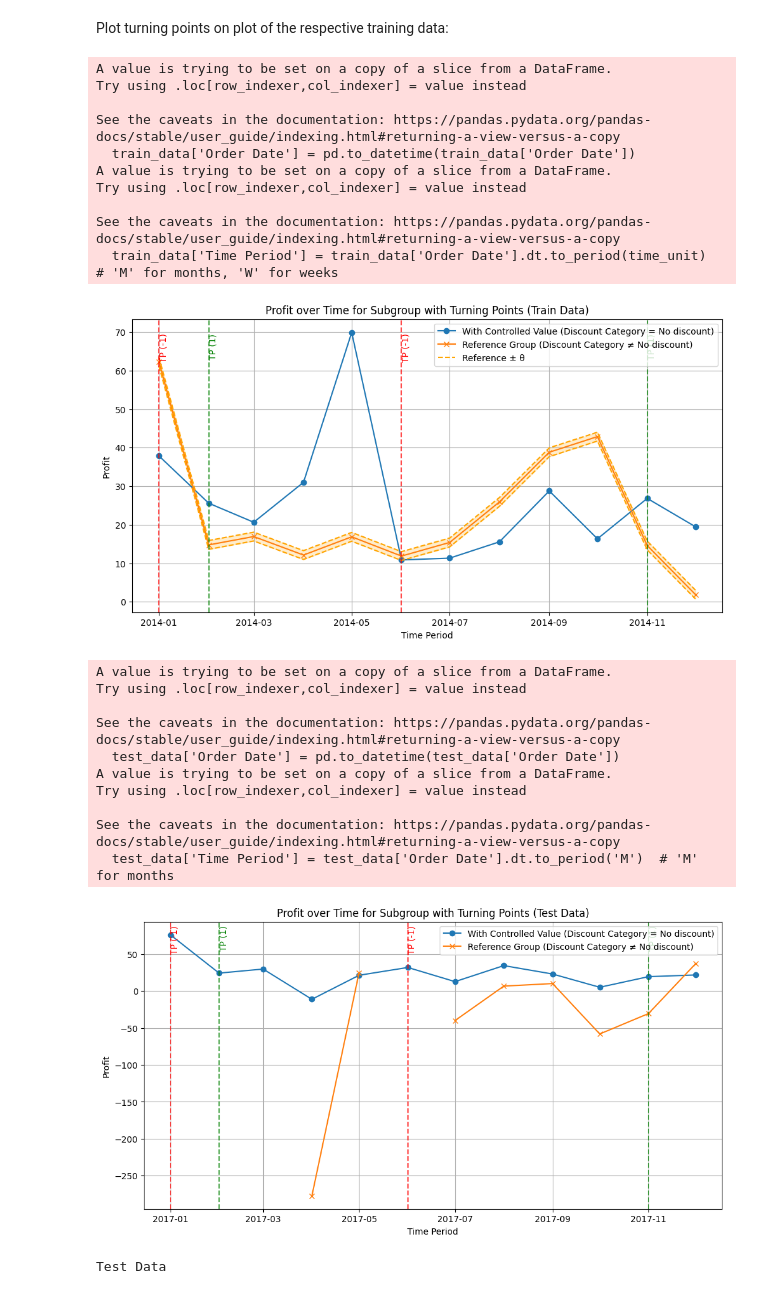
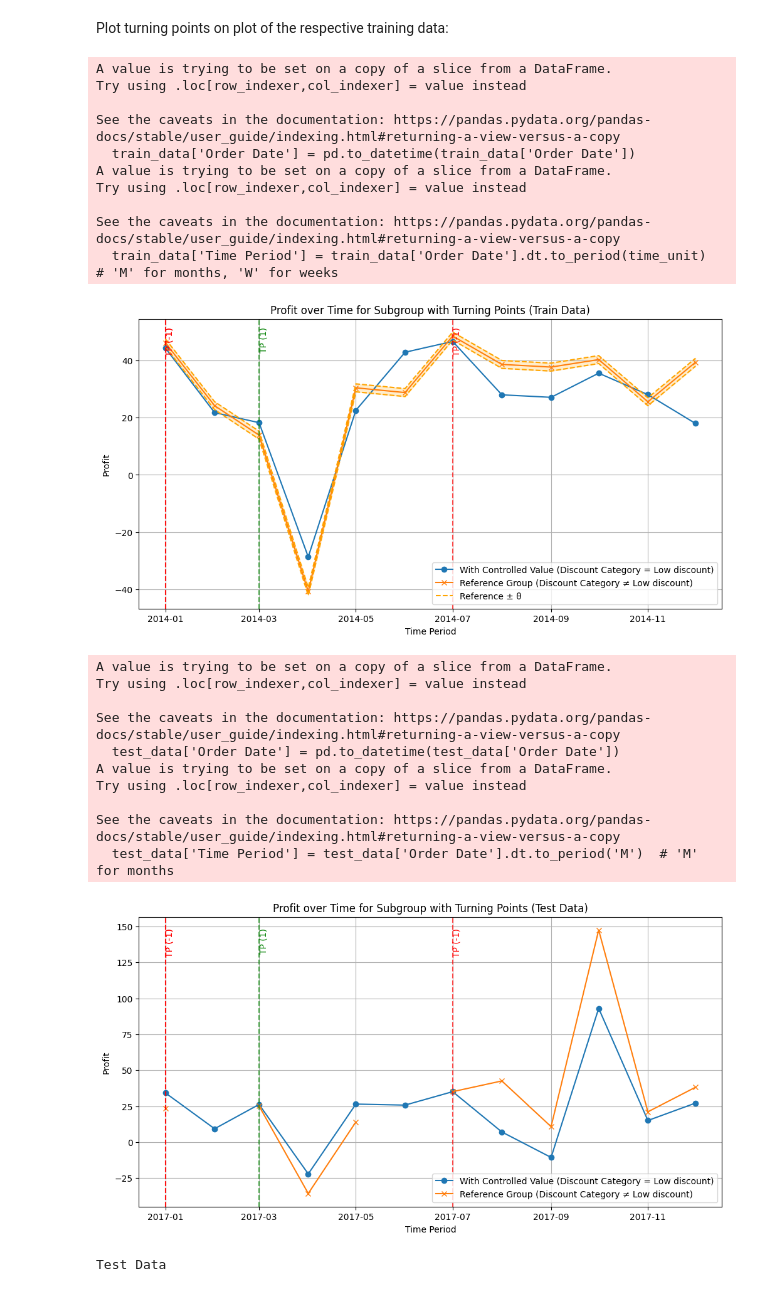
Before and after one commit to mauritzvanlingen/RTiDM-groep-2, a Jupyter notebook: subgroup_discovery.ipynb, the cells around one changed output. Drawn from its saved outputs; the diff is of its cells as text; code cells hidden in the pictures.

```diff
--- a/subgroup_discovery.ipynb
+++ b/subgroup_discovery.ipynb
@@ -562,7 +562,7 @@ train_data['Time Period'] = train_data['Order Date'].dt.to_period(time_unit)  #
 complete_time_index_train = pd.period_range(start=train_data['Time Period'].min(), end=train_data['Time Period'].max(), freq=time_unit)
 
 # Extract the desired subgroup from the sorted DataFrame
-first_row = filtered_subgroups.iloc[5]  # Adjust the index as needed
+first_row = filtered_subgroups.iloc[8]  # Adjust the index as needed
 attributes = first_row['Attributes']
 A_S_t = first_row['Discount Category']  # The controlled variable value
 controllable_attributes = 'Discount Category'  # The controllable attribute
@@ -674,34 +674,34 @@ for tp in turning_points:
     index, value = tp  # index in indicator_values
     time_period = complete_time_index_test[index].to_timestamp()
     # Choose color based on the turning point value
     if value == 1:
         color = 'green'  # Positive turning point
     elif value == -1:
         color = 'red'    # Negative turning point
     else:
         color = 'grey'   # Neutral
     plt.axvline(x=time_period, color=color, linestyle='--', alpha=0.7)
     # Optionally, annotate the turning point
     plt.text(time_period, plt.ylim()[1]*0.95, f'TP ({value})', rotation=90, verticalalignment='top', color=color)
 
 plt.xlabel('Time Period')
 plt.ylabel(target_attribute)
 plt.title('Profit over Time for Subgroup with Turning Points (Test Data)')
 plt.legend()
 plt.grid(True)
 plt.show()
 # %% [output]
 A value is trying to be set on a copy of a slice from a DataFrame.
 Try using .loc[row_indexer,col_indexer] = value instead
 
 See the caveats in the documentation: https://pandas.pydata.org/pandas-docs/stable/user_guide/indexing.html#returning-a-view-versus-a-copy
   train_data['Order Date'] = pd.to_datetime(train_data['Order Date'])
 A value is trying to be set on a copy of a slice from a DataFrame.
 Try using .loc[row_indexer,col_indexer] = value instead
 
 See the caveats in the documentation: https://pandas.pydata.org/pandas-docs/stable/user_guide/indexing.html#returning-a-view-versus-a-copy
   train_data['Time Period'] = train_data['Order Date'].dt.to_period(time_unit)  # 'M' for months, 'W' for weeks
-[figure, old version]
+[figure, new version]
 A value is trying to be set on a copy of a slice from a DataFrame.
 Try using .loc[row_indexer,col_indexer] = value instead
 
@@ -712,7 +712,7 @@ Try using .loc[row_indexer,col_indexer] = value instead
 
 See the caveats in the documentation: https://pandas.pydata.org/pandas-docs/stable/user_guide/indexing.html#returning-a-view-versus-a-copy
   test_data['Time Period'] = test_data['Order Date'].dt.to_period('M')  # 'M' for months
-[figure, old version]
+[figure, new version]
 # %%
 # Plot the distribution of discount categories in the test data
 print("\nTest Data")
```
Also changed, not shown: parts of 2 cells of this notebook.
